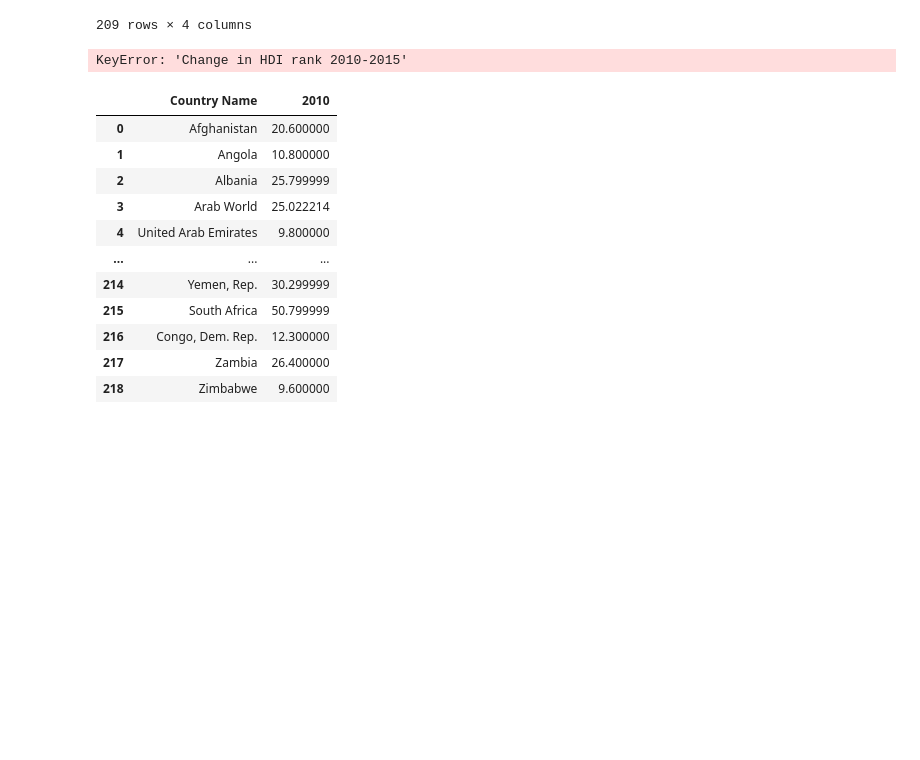
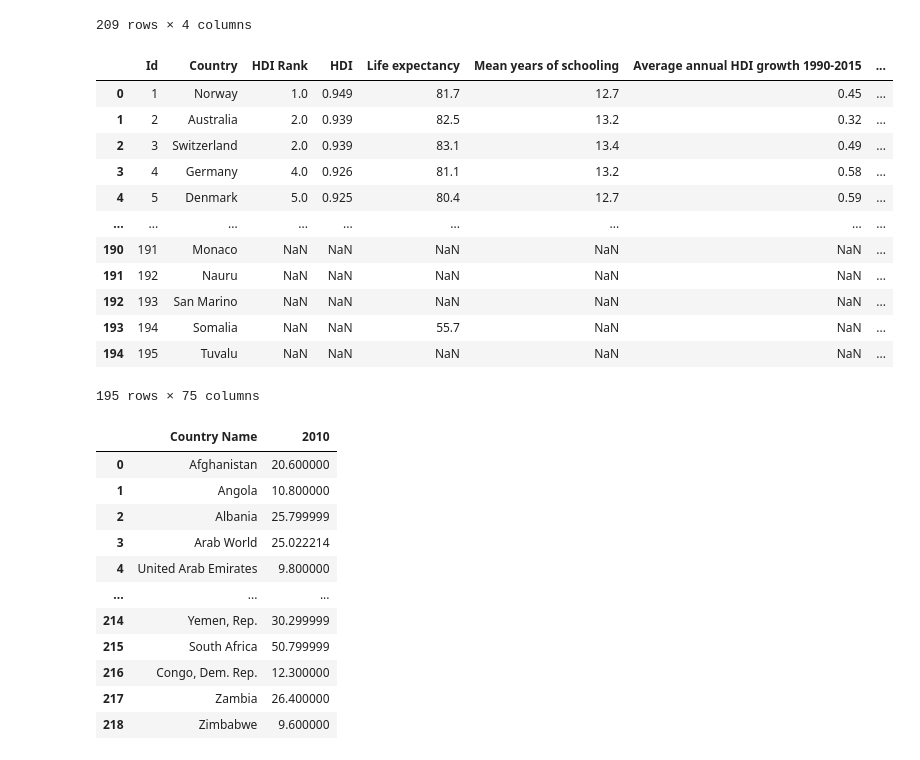
Before and after one commit to leofmandrade/Projeto-2-Cdados, a Jupyter notebook: Projeto 2 CDados.ipynb, the cells around one changed output. Saved outputs shown, nothing was run; the diff lists cells and outputs as text; code cells hidden in the pictures; blank space fills up the shorter version.

```diff
--- a/Projeto 2 CDados.ipynb
+++ b/Projeto 2 CDados.ipynb
@@ -66,17 +66,28 @@ consumo_2010_per_cpt
 # %%
 target_IDH = pd.read_csv('HDI.csv')
 del target_IDH['Unnamed: 0']
 del target_IDH['Gross national income (GNI) per capita']
 del target_IDH['GNI per capita rank minus HDI rank']
 del target_IDH['Change in HDI rank 2010-2015']
 del target_IDH['Average annual HDI growth 1990-2000']
 del target_IDH['Average annual HDI growth 2000-2010']
 del target_IDH['Average annual HDI growth 2010-2015']
-del target_IDH['Change in HDI rank 2010-2015']
 
 target_IDH
 # %% [output]
+|  | Id | Country | HDI Rank | HDI | Life expectancy | Mean years of schooling | Average annual HDI growth 1990-2015 | ... |
+| 0 | 1 | Norway | 1.0 | 0.949 | 81.7 | 12.7 | 0.45 | ... |
+| 1 | 2 | Australia | 2.0 | 0.939 | 82.5 | 13.2 | 0.32 | ... |
+| 2 | 3 | Switzerland | 2.0 | 0.939 | 83.1 | 13.4 | 0.49 | ... |
+| 3 | 4 | Germany | 4.0 | 0.926 | 81.1 | 13.2 | 0.58 | ... |
+| 4 | 5 | Denmark | 5.0 | 0.925 | 80.4 | 12.7 | 0.59 | ... |
+| ... | ... | ... | ... | ... | ... | ... | ... | ... |
+| 190 | 191 | Monaco | NaN | NaN | NaN | NaN | NaN | ... |
+| 191 | 192 | Nauru | NaN | NaN | NaN | NaN | NaN | ... |
+| 192 | 193 | San Marino | NaN | NaN | NaN | NaN | NaN | ... |
+| 193 | 194 | Somalia | NaN | NaN | 55.7 | NaN | NaN | ... |
+| 194 | 195 | Tuvalu | NaN | NaN | NaN | NaN | NaN | ... |
-KeyError: 'Change in HDI rank 2010-2015'
+195 rows × 75 columns
 # %%
 desemprego_pais = pd.read_csv('API_ILO_country_YU.csv')
 
```
Also changed, not shown: parts of 1 cell of this notebook.
